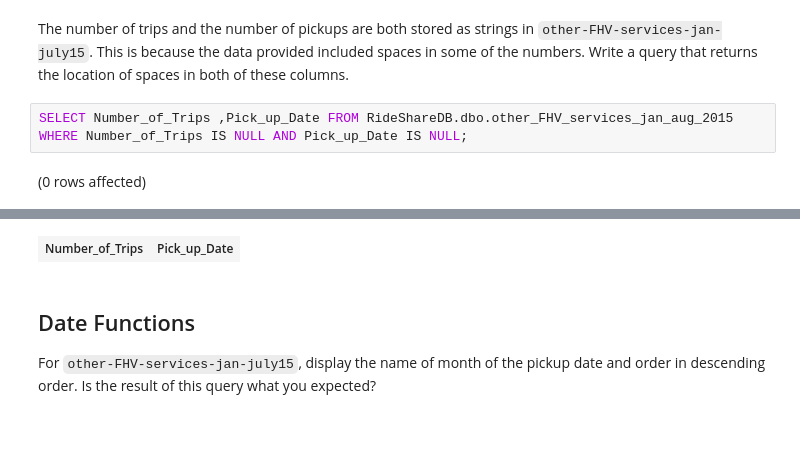
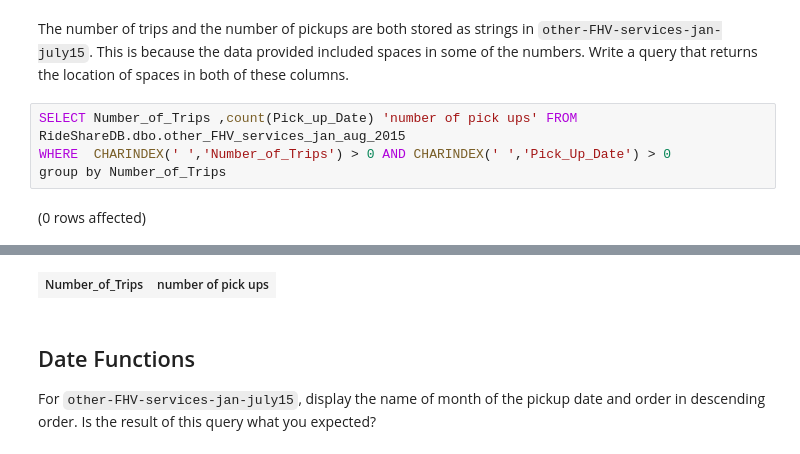
Before and after one commit to LaunchCodeEducation/sql-part2-exercises, a Jupyter notebook: sql-part2.ipynb, the cells around one changed output, grey strips where cells are left out. Drawn from its saved outputs; the diff is of its cells as text.

```diff
--- a/sql-part2.ipynb
+++ b/sql-part2.ipynb
@@ -31,7 +31,8 @@ Total execution time: 00:00:00.197
 # %% [markdown]
 The number of trips and the number of pickups are both stored as strings in `other-FHV-services-jan-july15`. This is because the data provided included spaces in some of the numbers. Write a query that returns the location of spaces in both of these columns.
 # %%
-SELECT Number_of_Trips ,Pick_up_Date FROM RideShareDB.dbo.other_FHV_services_jan_aug_2015
-WHERE Number_of_Trips IS NULL AND Pick_up_Date IS NULL;
+SELECT Number_of_Trips ,count(Pick_up_Date) 'number of pick ups' FROM RideShareDB.dbo.other_FHV_services_jan_aug_2015
+WHERE  CHARINDEX(' ','Number_of_Trips') > 0 AND CHARINDEX(' ','Pick_Up_Date') > 0
+group by Number_of_Trips
 # %% [output]
 (0 rows affected)
@@ -39,4 +40,4 @@ Total execution time: 00:00:00.049
-| Number_of_Trips | Pick_up_Date |
+| Number_of_Trips | number of pick ups |
 # %% [markdown]
 ## Date Functions
 
```
Also changed, not shown: parts of 3 cells of this notebook.
